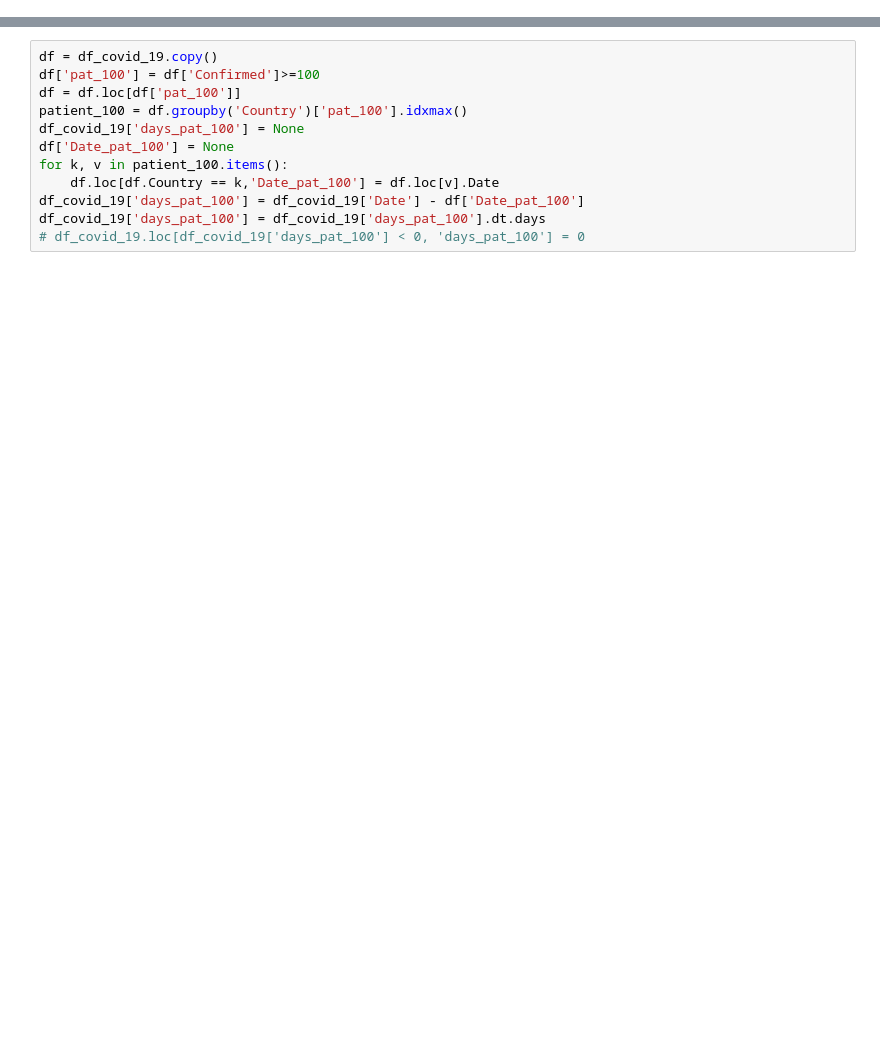
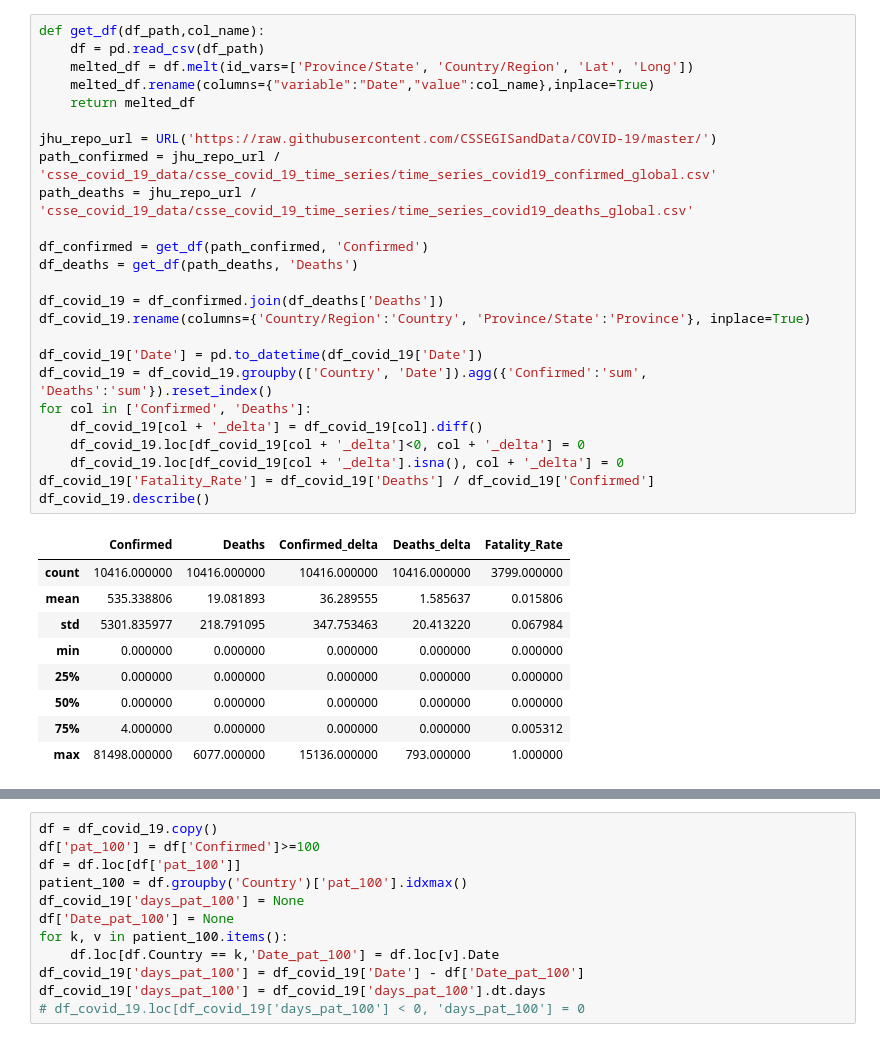
Before and after one commit to mkeicher/covid-19, a Jupyter notebook: covid-19-EDA.ipynb, the cells around one changed output, grey strips where cells are left out. Drawn from its saved outputs; the diff is of its cells as text; blank space fills up the shorter version.

```diff
--- a/covid-19-EDA.ipynb
+++ b/covid-19-EDA.ipynb
@@ -53,0 +54,35 @@ df_covid_19.describe()
+# %%
+def get_df(df_path,col_name):
+    df = pd.read_csv(df_path)
+    melted_df = df.melt(id_vars=['Province/State', 'Country/Region', 'Lat', 'Long'])
+    melted_df.rename(columns={"variable":"Date","value":col_name},inplace=True)
+    return melted_df
+
+jhu_repo_url = URL('https://raw.githubusercontent.com/CSSEGISandData/COVID-19/master/')
+path_confirmed = jhu_repo_url / 'csse_covid_19_data/csse_covid_19_time_series/time_series_covid19_confirmed_global.csv'
+path_deaths = jhu_repo_url / 'csse_covid_19_data/csse_covid_19_time_series/time_series_covid19_deaths_global.csv'
+
+df_confirmed = get_df(path_confirmed, 'Confirmed')
+df_deaths = get_df(path_deaths, 'Deaths')
+
+df_covid_19 = df_confirmed.join(df_deaths['Deaths'])
+df_covid_19.rename(columns={'Country/Region':'Country', 'Province/State':'Province'}, inplace=True)
+
+df_covid_19['Date'] = pd.to_datetime(df_covid_19['Date'])
+df_covid_19 = df_covid_19.groupby(['Country', 'Date']).agg({'Confirmed':'sum', 'Deaths':'sum'}).reset_index()
+for col in ['Confirmed', 'Deaths']:
+    df_covid_19[col + '_delta'] = df_covid_19[col].diff()
+    df_covid_19.loc[df_covid_19[col + '_delta']<0, col + '_delta'] = 0
+    df_covid_19.loc[df_covid_19[col + '_delta'].isna(), col + '_delta'] = 0
+df_covid_19['Fatality_Rate'] = df_covid_19['Deaths'] / df_covid_19['Confirmed']
+df_covid_19.describe()
+# %% [output]
+|  | Confirmed | Deaths | Confirmed_delta | Deaths_delta | Fatality_Rate |
+| count | 10416.000000 | 10416.000000 | 10416.000000 | 10416.000000 | 3799.000000 |
+| mean | 535.338806 | 19.081893 | 36.289555 | 1.585637 | 0.015806 |
+| std | 5301.835977 | 218.791095 | 347.753463 | 20.413220 | 0.067984 |
+| min | 0.000000 | 0.000000 | 0.000000 | 0.000000 | 0.000000 |
+| 25% | 0.000000 | 0.000000 | 0.000000 | 0.000000 | 0.000000 |
+| 50% | 0.000000 | 0.000000 | 0.000000 | 0.000000 | 0.000000 |
+| 75% | 4.000000 | 0.000000 | 0.000000 | 0.000000 | 0.005312 |
+| max | 81498.000000 | 6077.000000 | 15136.000000 | 793.000000 | 1.000000 |
```
Also changed, not shown: parts of 10 cells of this notebook, 2 other files.
